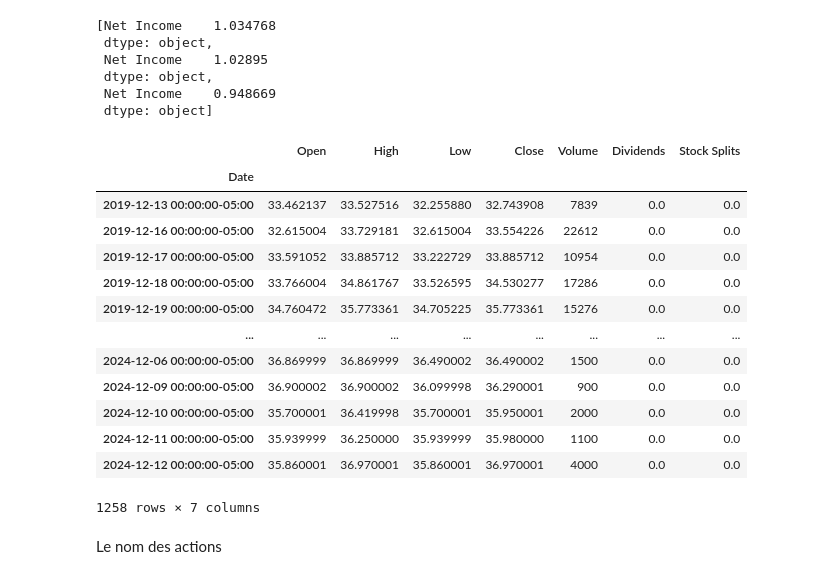
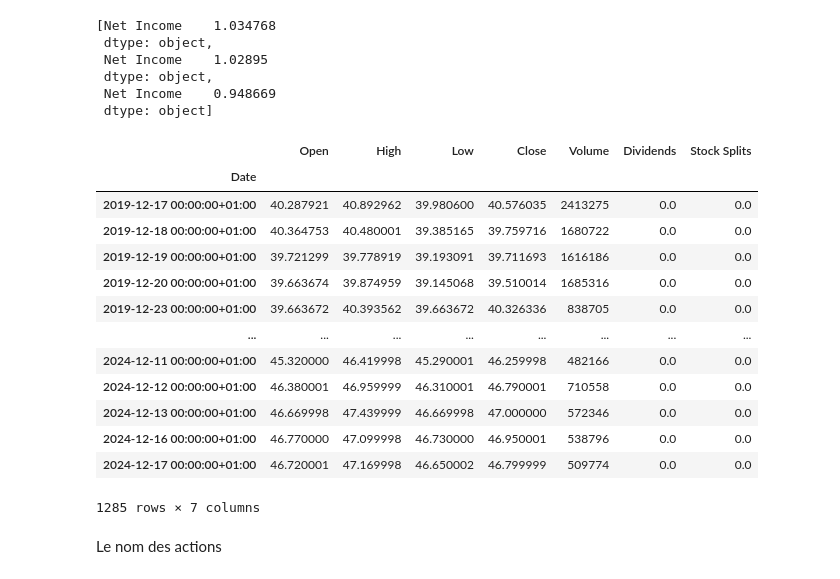
Before and after one commit to viennetcesar/Private-finance-notebooks, a Jupyter notebook: analyse_CAC40.ipynb, the cells around one changed output. Drawn from its saved outputs; the diff is of its cells as text; code cells hidden in the pictures.

```diff
--- a/analyse_CAC40.ipynb
+++ b/analyse_CAC40.ipynb
@@ -110,47 +114,47 @@ net_income_variation
 # URW.PA : Unibail-Rodamco-Westfield
 # VIE.PA : Veolia
 # DG.PA : Vinci
 # VIV.PA : Vivendi
 
 # On crée ici une liste avec les [] qui représentent uns liste
 # dans cette liste on met tous les tickers (acronymes des actions en bourse)
 # On se servira de ces tickers dans la suite pour récupérer les données de bourse des actions
 # sur le site gratuit Yahoo Finance (API)
 cac40_symbols_raw = [
     'AC.PA', 'AI.PA', 'AIR.PA', 'MT.AS', 'CS.PA','BNP.PA', 'EN.PA', 'CAP.PA', 'CA.PA', 'ACA.PA',
     'BN.PA', 'DSY.PA', 'EDEN.PA', 'ENGI.PA', 'EL.PA', 'ERF.PA', 'RMS.PA', 'KER.PA', 'LR.PA',
     'OR.PA', 'MC.PA', 'ML.PA', 'ORA.PA', 'RI.PA', 'PUB.PA', 'RNO.PA', 'SAF.PA', 'SGO.PA', 'SAN.PA',
     'SU.PA', 'GLE.PA', 'STLA', 'STMPA.PA', 'TEP.PA', 'HO.PA', 'TTE.PA', 'URW.PA', 'VIE.PA',
     'DG.PA', 'VIV.PA',
 ]
 
 # test récupération des données pour 1 ticker particulier
 # on met le ticker AC.PA qui représente le groupe Accor dans une variable nommée 'ticker'
 ticker = 'AC.PA'
 
 # dans une variable nommé explicitement Accor pour l'action Accor on utilise le module yf
 # de yahoo finance, on utilise ensuite sa fonction .Ticker() et on lui donne le ticker de Accor
 # autrement dit, cette fonction yf.Ticker permet de décode un ticker en récupérant des données
 # sur ce dernier. Ici on décode le ticker de Accor et enfin avec la fonction .history(period='5y')
 # on demande à récupérer les données historiques de Accor (les cours de bourse) des 5 dernières
 # année en précisant period='5y' pour 5 year (5 ans)
-Accor = yf.Ticker(ticker).history(period='5y')
-air
+accor = yf.Ticker(ticker).history(period='5y')
+accor
 # %% [output]
 |  | Open | High | Low | Close | Volume | Dividends | Stock Splits |
 | Date |  |  |  |  |  |  |  |
-| 2019-12-13 00:00:00-05:00 | 33.462137 | 33.527516 | 32.255880 | 32.743908 | 7839 | 0.0 | 0.0 |
-| 2019-12-16 00:00:00-05:00 | 32.615004 | 33.729181 | 32.615004 | 33.554226 | 22612 | 0.0 | 0.0 |
-| 2019-12-17 00:00:00-05:00 | 33.591052 | 33.885712 | 33.222729 | 33.885712 | 10954 | 0.0 | 0.0 |
-| 2019-12-18 00:00:00-05:00 | 33.766004 | 34.861767 | 33.526595 | 34.530277 | 17286 | 0.0 | 0.0 |
-| 2019-12-19 00:00:00-05:00 | 34.760472 | 35.773361 | 34.705225 | 35.773361 | 15276 | 0.0 | 0.0 |
+| 2019-12-17 00:00:00+01:00 | 40.287921 | 40.892962 | 39.980600 | 40.576035 | 2413275 | 0.0 | 0.0 |
+| 2019-12-18 00:00:00+01:00 | 40.364753 | 40.480001 | 39.385165 | 39.759716 | 1680722 | 0.0 | 0.0 |
+| 2019-12-19 00:00:00+01:00 | 39.721299 | 39.778919 | 39.193091 | 39.711693 | 1616186 | 0.0 | 0.0 |
+| 2019-12-20 00:00:00+01:00 | 39.663674 | 39.874959 | 39.145068 | 39.510014 | 1685316 | 0.0 | 0.0 |
+| 2019-12-23 00:00:00+01:00 | 39.663672 | 40.393562 | 39.663672 | 40.326336 | 838705 | 0.0 | 0.0 |
 | ... | ... | ... | ... | ... | ... | ... | ... |
-| 2024-12-06 00:00:00-05:00 | 36.869999 | 36.869999 | 36.490002 | 36.490002 | 1500 | 0.0 | 0.0 |
-| 2024-12-09 00:00:00-05:00 | 36.900002 | 36.900002 | 36.099998 | 36.290001 | 900 | 0.0 | 0.0 |
-| 2024-12-10 00:00:00-05:00 | 35.700001 | 36.419998 | 35.700001 | 35.950001 | 2000 | 0.0 | 0.0 |
-| 2024-12-11 00:00:00-05:00 | 35.939999 | 36.250000 | 35.939999 | 35.980000 | 1100 | 0.0 | 0.0 |
-| 2024-12-12 00:00:00-05:00 | 35.860001 | 36.970001 | 35.860001 | 36.970001 | 4000 | 0.0 | 0.0 |
+| 2024-12-11 00:00:00+01:00 | 45.320000 | 46.419998 | 45.290001 | 46.259998 | 482166 | 0.0 | 0.0 |
+| 2024-12-12 00:00:00+01:00 | 46.380001 | 46.959999 | 46.310001 | 46.790001 | 710558 | 0.0 | 0.0 |
+| 2024-12-13 00:00:00+01:00 | 46.669998 | 47.439999 | 46.669998 | 47.000000 | 572346 | 0.0 | 0.0 |
+| 2024-12-16 00:00:00+01:00 | 46.770000 | 47.099998 | 46.730000 | 46.950001 | 538796 | 0.0 | 0.0 |
+| 2024-12-17 00:00:00+01:00 | 46.720001 | 47.169998 | 46.650002 | 46.799999 | 509774 | 0.0 | 0.0 |
-1258 rows × 7 columns
+1285 rows × 7 columns
 # %% [markdown]
 Le nom des actions
 # %%
```
Also changed, not shown: parts of 15 cells of this notebook.
